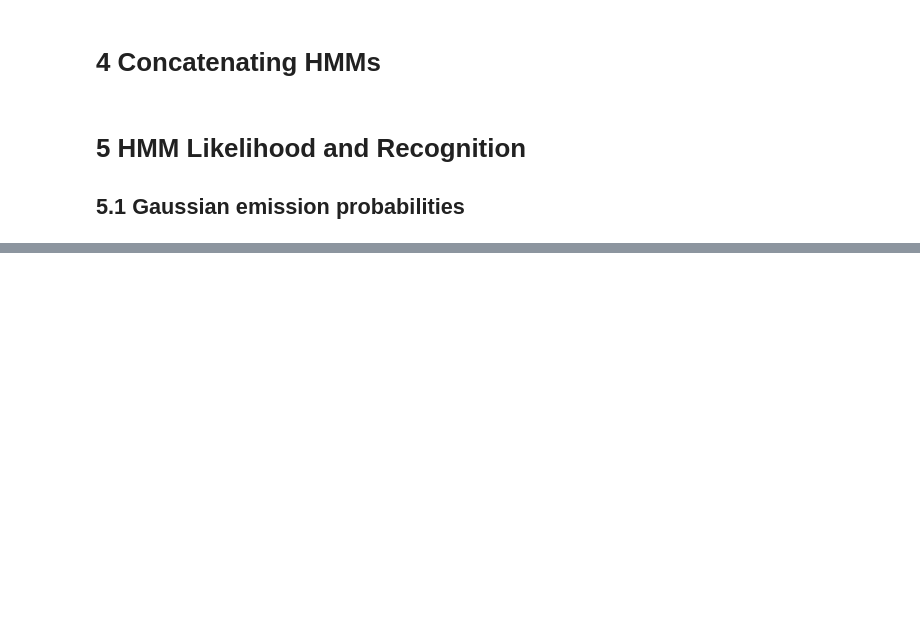
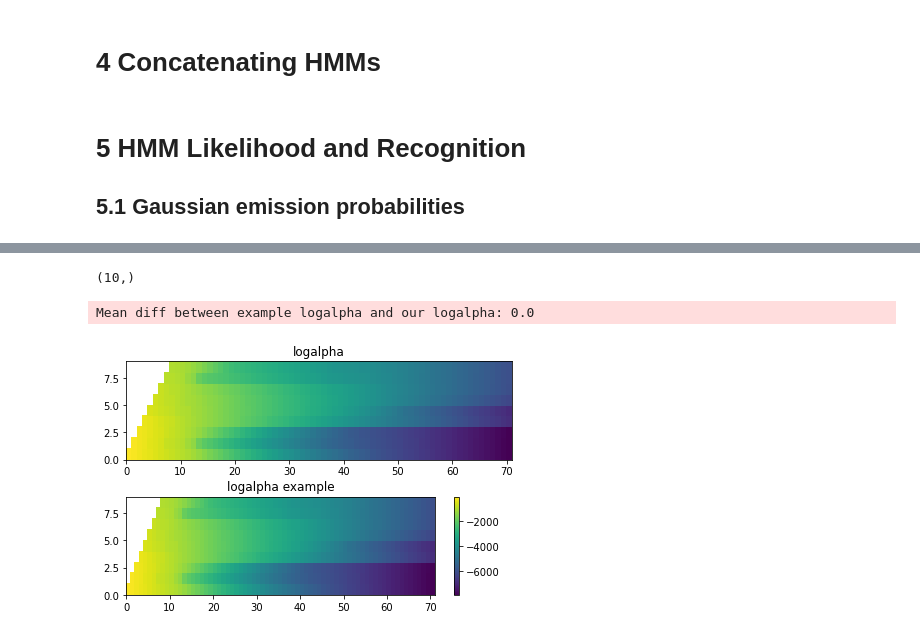
Before and after one commit to KenzaB27/ssr_labs, a Jupyter notebook: lab2/experiments.ipynb, the cells around one changed output, grey strips where cells are left out. Drawn from its saved outputs; the diff is of its cells as text; code cells hidden in the pictures; blank space fills up the shorter version.

```diff
--- a/lab2/experiments.ipynb
+++ b/lab2/experiments.ipynb
@@ -99,0 +114,12 @@ wordHMMs['o'] = proto.concatHMMs(phoneHMMs, isolated['o'])
+# %%
+wordHMMs['o']['startprob'].shape
+# %% [output]
+(10,)
+# %%
+importlib.reload(proto)
+log_alpha = proto.forward(example['obsloglik'], np.log(wordHMMs['o']['startprob']), np.log(wordHMMs['o']['transmat']))
+# %%
+plot_pcolormesh(log_alpha, 'logalpha', np.nanmean)
+# %% [output]
+Mean diff between example logalpha and our logalpha: 0.0
+[figure, added]
```
Also changed, not shown: parts of 23 cells of this notebook, 1 other file.
